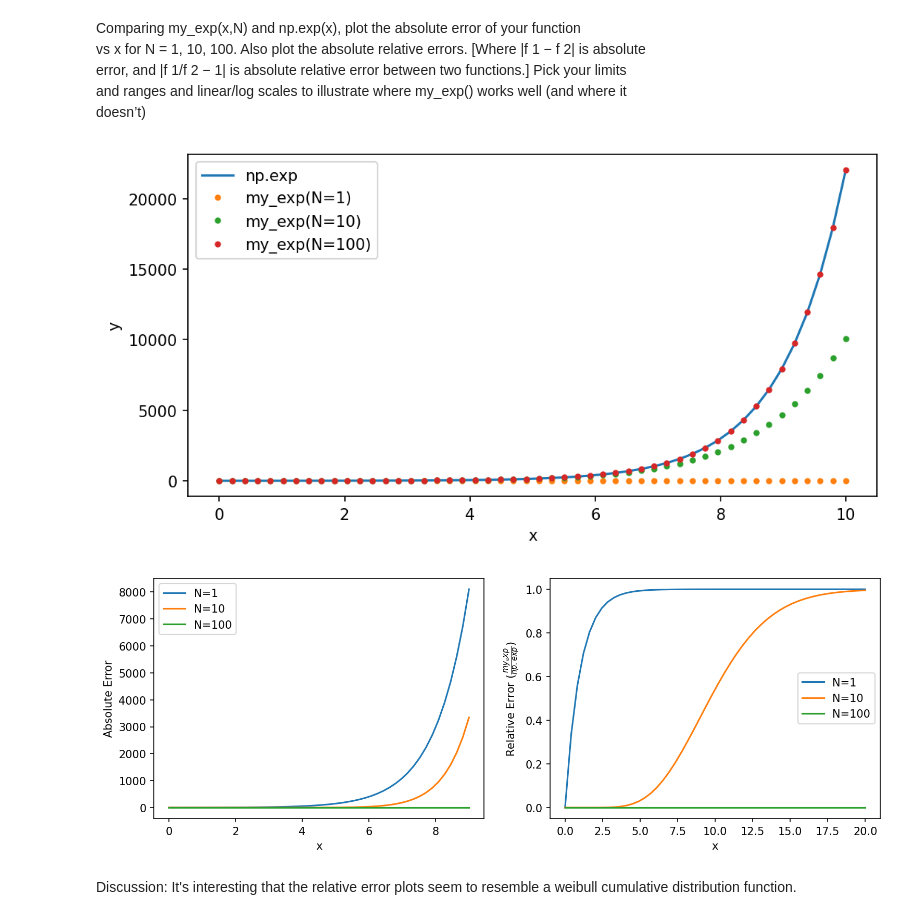
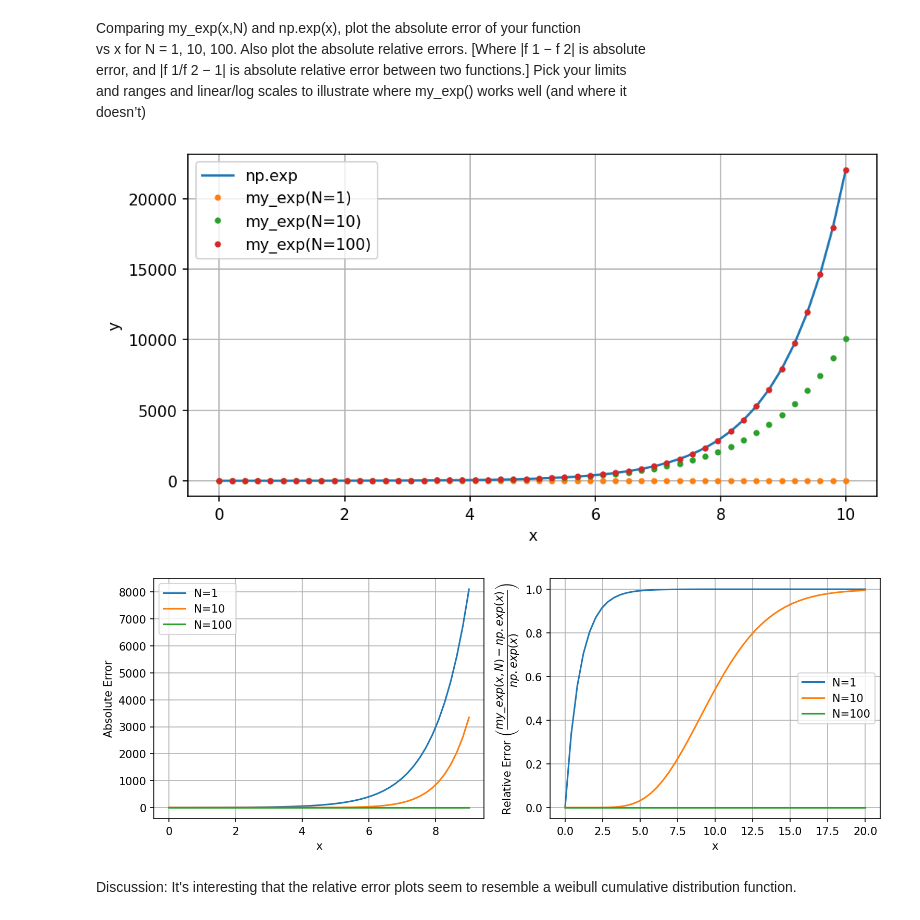
Before and after one commit to gkerr708/PHYC_2050, a Jupyter notebook: Assignments/Assignment3/gavin_kerr_assignment3.ipynb, the cells around one changed output. Saved outputs shown, nothing was run; the diff lists cells and outputs as text; code cells hidden in the pictures.

```diff
--- a/Assignments/Assignment3/gavin_kerr_assignment3.ipynb
+++ b/Assignments/Assignment3/gavin_kerr_assignment3.ipynb
@@ -95,40 +95,37 @@ doesn’t)
 # %%
 N_list = [1, 10, 100] # create a list of values for N
 x = np.linspace(0, 10, 50) # create a list of values of x for plotting
 fig, axes = plt.subplots(1,1, figsize=(8,4), dpi=150) # initialize figure
 axes.plot(x, np.exp(x), '-', label="np.exp") # plot the exponential according to numpy
 for N in N_list: # loop throug all values for N
     axes.plot(x, my_exp(x, N), '.', label="my_exp(N={})".format(N)) # plot my_exp against x for each value for N
 axes.set_xlabel("x")
 axes.set_ylabel("y")
+axes.grid()
 axes.legend()
 plt.show()
 # %% [output]
-[figure, old version]
+[figure, new version]
 # %%
 N_list = [1, 10, 100] # create a list of values for N
 x_range_abs = np.linspace(0, 9, 50) # create two lists of x values for plotting
 x_range_rel = np.linspace(0, 20, 50)
 fig, axes = plt.subplots(1,2, figsize=(12,4), dpi=150) # initialize figure
 for N in N_list: # loop through all of the values for N
-    abs_error_lst = []
-    for x in x_range_abs: # loop through and compute the error for each x value
-        abs_error = abs(np.exp(x) - my_exp(x, N)) # compute the absolute error
-        abs_error_lst.append(abs_error) # append the absolute error to list
+    abs_error_lst =  [abs(np.exp(x) - my_exp(x, N)) for x in x_range_abs] # append the absolute error to list
+    relative_error_lst = [abs((my_exp(x, N) - np.exp(x))/np.exp(x)) for x in x_range_rel] # append the relative error to list
     axes[0].plot(x_range_abs, abs_error_lst, label="N={}".format(N)) # plot error as a function of x for each N
-    relative_error_lst = []
-    for x in x_range_rel: # loop through and compute the error for each x value
-        relative_error = abs(my_exp(x, N) - np.exp(x)) / np.exp(x)  # compute the relative error
-        relative_error_lst.append(relative_error) # append the relative error to list
     axes[1].plot(x_range_rel, relative_error_lst, label="N={}".format(N)) # plot error as a function of x for each N
 axes[0].set_xlabel("x")
 axes[0].set_ylabel("Absolute Error")
 axes[0].legend()
 axes[1].set_xlabel("x")
-axes[1].set_ylabel(r"Relative Error ($\frac{my_exp}{np.exp}$)")
+axes[1].set_ylabel(r"Relative Error $\left(\dfrac{my\_exp(x, N) - np.exp(x)}{np.exp(x)}\right)$")
 axes[1].legend()
+axes[0].grid()
+axes[1].grid()
 plt.show()
 # %% [output]
-[figure, old version]
+[figure, new version]
 # %% [markdown]
 Discussion: It's interesting that the relative error plots seem to resemble a weibull cumulative distribution function.
```
Also changed, not shown: parts of 1 cell of this notebook.
